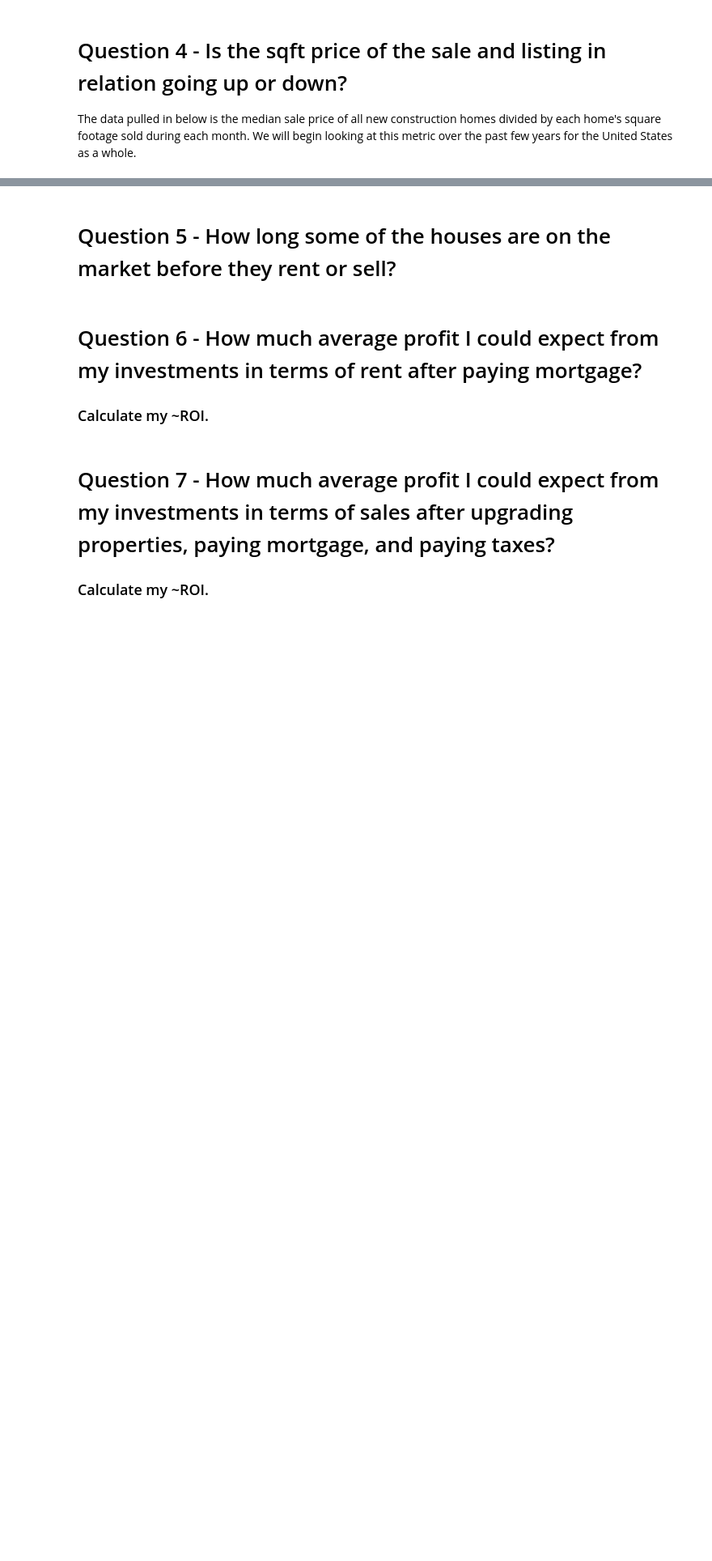
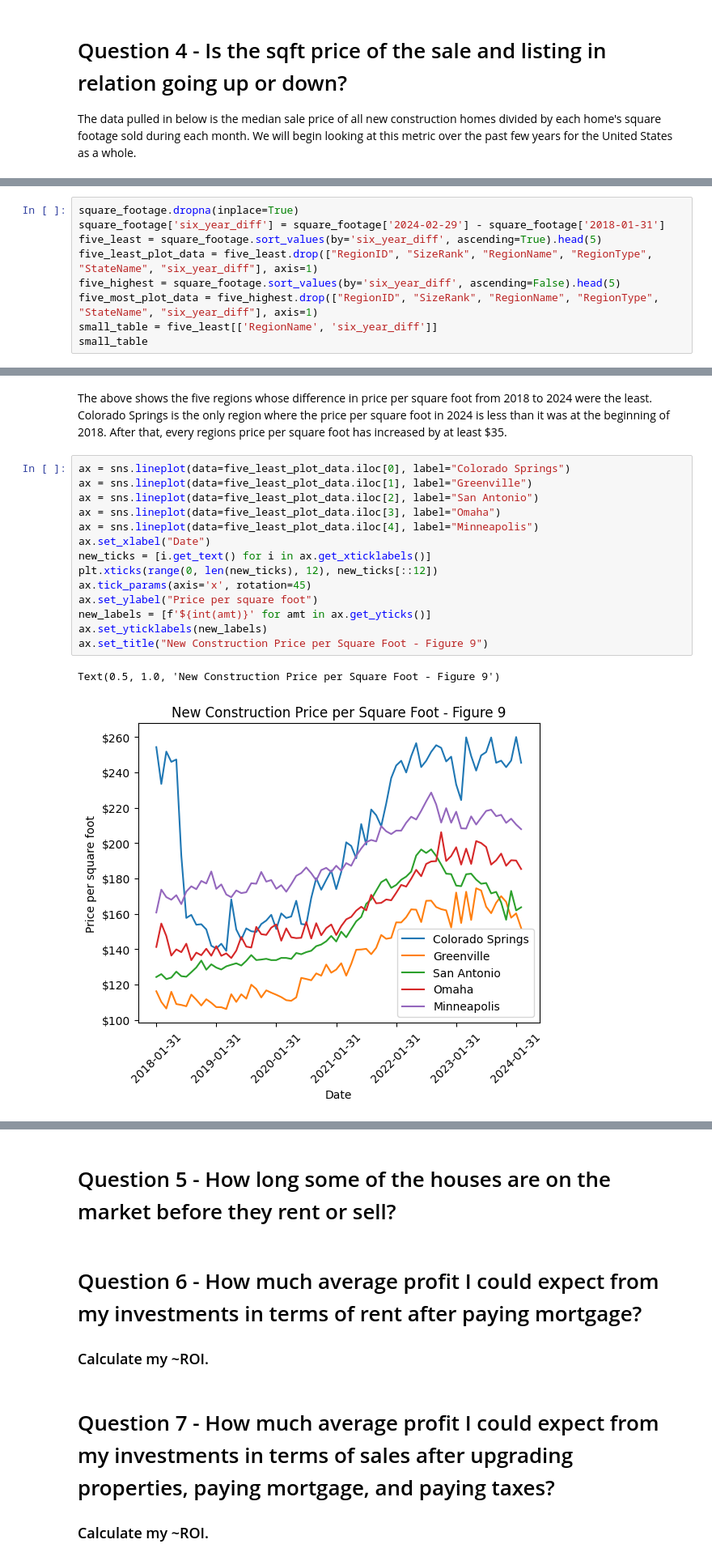
Before and after one commit to leoflewis/final-project, a Jupyter notebook: Project-Notebook.ipynb, the cells around one changed output, grey strips where cells are left out. Shown at 81% size. Saved outputs shown, nothing was run; the diff lists cells and outputs as text; blank space fills up the shorter version.

```diff
--- a/Project-Notebook.ipynb
+++ b/Project-Notebook.ipynb
@@ -403,0 +403,9 @@ Now let's look at which regions have had the most and least change over the time
+# %%
+square_footage.dropna(inplace=True)
+square_footage['six_year_diff'] = square_footage['2024-02-29'] - square_footage['2018-01-31']
+five_least = square_footage.sort_values(by='six_year_diff', ascending=True).head(5)
+five_least_plot_data = five_least.drop(["RegionID", "SizeRank", "RegionName", "RegionType", "StateName", "six_year_diff"], axis=1)
+five_highest = square_footage.sort_values(by='six_year_diff', ascending=False).head(5)
+five_most_plot_data = five_highest.drop(["RegionID", "SizeRank", "RegionName", "RegionType", "StateName", "six_year_diff"], axis=1)
+small_table = five_least[['RegionName', 'six_year_diff']]
+small_table
@@ -403,0 +419,19 @@ Now let's look at which regions have had the most and least change over the time
+# %% [markdown]
+The above shows the five regions whose difference in price per square foot from 2018 to 2024 were the least. Colorado Springs is the only region where the price per square foot in 2024 is less than it was at the beginning of 2018. After that, every regions price per square foot has increased by at least $35.
+# %%
+ax = sns.lineplot(data=five_least_plot_data.iloc[0], label="Colorado Springs")
+ax = sns.lineplot(data=five_least_plot_data.iloc[1], label="Greenville")
+ax = sns.lineplot(data=five_least_plot_data.iloc[2], label="San Antonio")
+ax = sns.lineplot(data=five_least_plot_data.iloc[3], label="Omaha")
+ax = sns.lineplot(data=five_least_plot_data.iloc[4], label="Minneapolis")
+ax.set_xlabel("Date")
+new_ticks = [i.get_text() for i in ax.get_xticklabels()]
+plt.xticks(range(0, len(new_ticks), 12), new_ticks[::12])
+ax.tick_params(axis='x', rotation=45)
+ax.set_ylabel("Price per square foot")
+new_labels = [f'${int(amt)}' for amt in ax.get_yticks()]
+ax.set_yticklabels(new_labels)
+ax.set_title("New Construction Price per Square Foot - Figure 9")
+# %% [output]
+Text(0.5, 1.0, 'New Construction Price per Square Foot - Figure 9')
+[figure, added]
```
Also changed, not shown: parts of 8 cells of this notebook.
